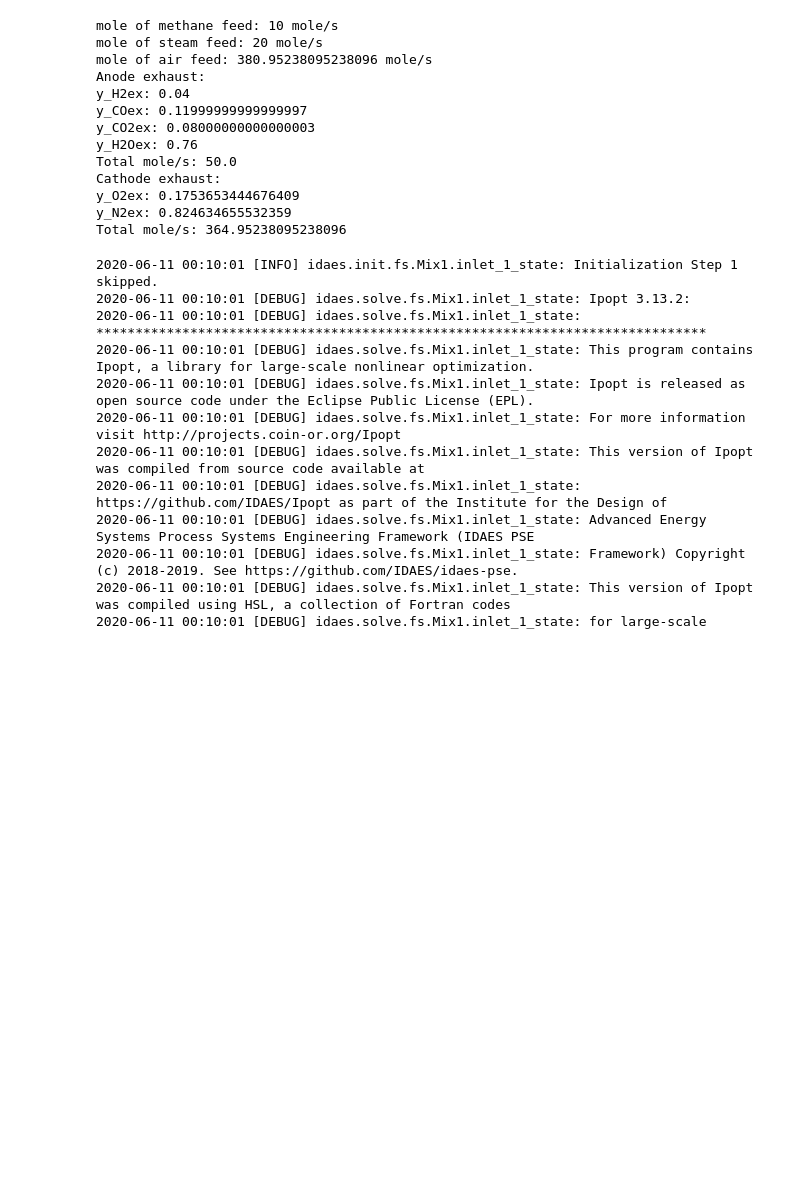
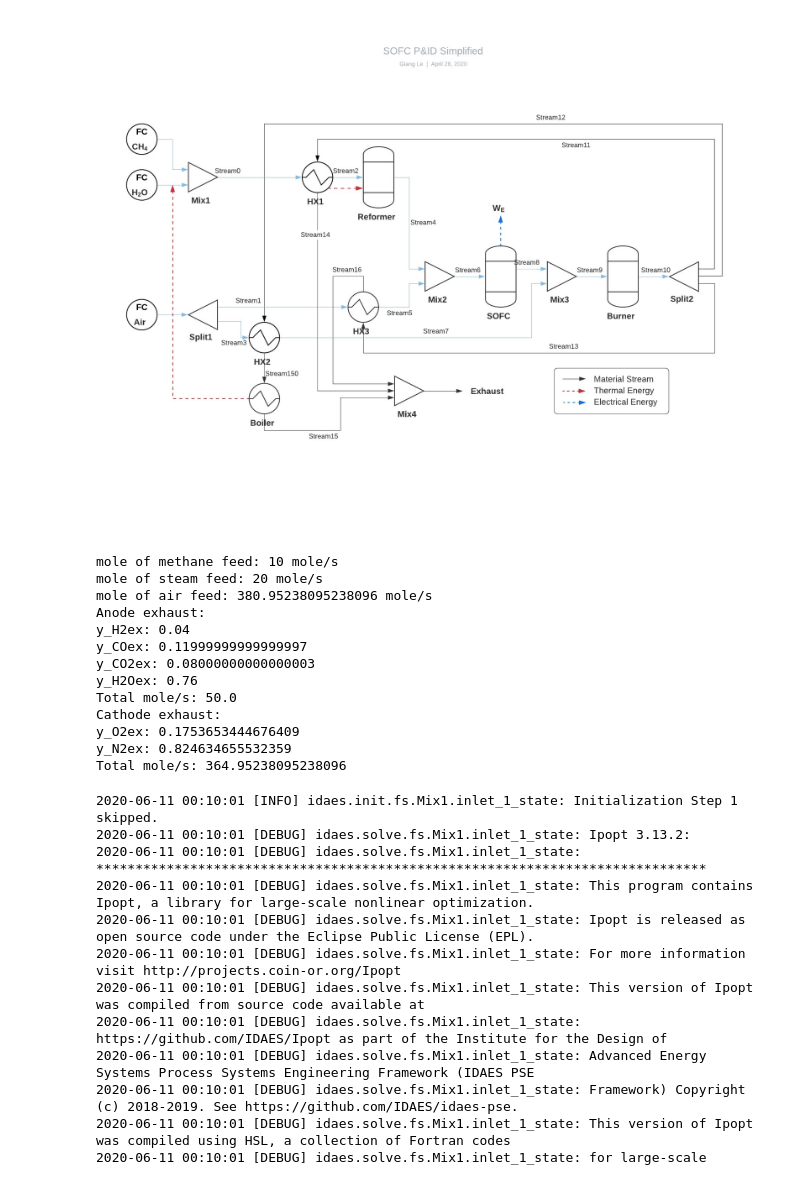
Before and after one commit to NGFC-Lib/NGFC-Lib, a Jupyter notebook: jupyter/idaes-pse-NGFC-model/import_test.ipynb, the cells around one changed output. Saved outputs shown, nothing was run; the diff lists cells and outputs as text; code cells hidden in the pictures; blank space fills up the shorter version.

Commit message:
add plot

```diff
--- a/jupyter/idaes-pse-NGFC-model/import_test.ipynb
+++ b/jupyter/idaes-pse-NGFC-model/import_test.ipynb
@@ -2,6 +2,12 @@
 import generate_model
 import heatx_network
 from pyomo.environ import ConcreteModel, SolverFactory
+# %%
+from IPython.display import Image
+#Image(filename='../NGFC-Lib/assets/images/SOFC-P&ID-Simplified.jpeg')
+Image(filename='../../assets/images/SOFC-P&ID-Simplified.jpeg')
+# %% [output]
+[figure, added]
 # %%
 [n_CH4f, n_H2Of, n_O2f, n_N2f, Uf] = generate_model.feed_exhaust(Uf=0.8, Ua=0.2, MS=2, n_CH4f=10, n_H2ex=2)
 # %% [output]
```
